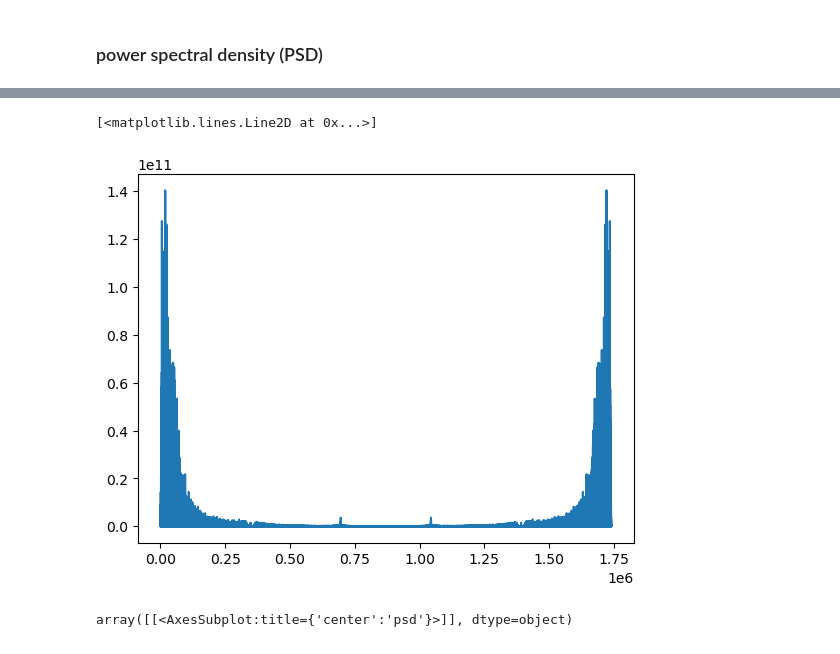
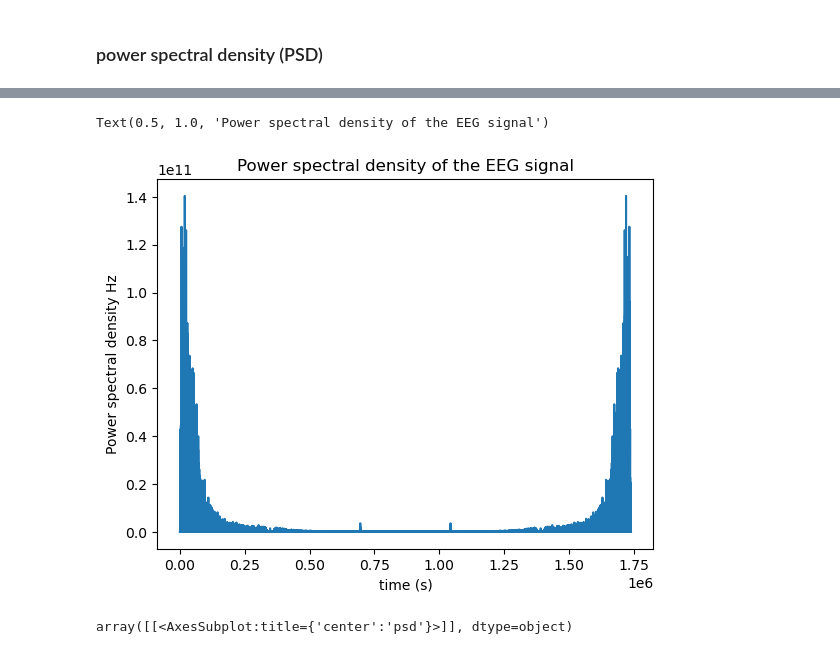
Before and after one commit to ChabCorp/LFP_IPMC, a Jupyter notebook: code/1_graph.ipynb, the cells around one changed output, grey strips where cells are left out. Drawn from its saved outputs; the diff is of its cells as text; code cells hidden in the pictures.

```diff
--- a/code/1_graph.ipynb
+++ b/code/1_graph.ipynb
@@ -37,10 +43,13 @@ plt.plot(df_f['time'], df_f['V'])
 # %%
 import numpy as np
 df_f["psd"] = np.abs(df_f["V"]) ** 2
 plt.plot(df_f['time'], df_f['psd'])
+plt.xlabel(f'time ({unit_time})')
+plt.ylabel('Power spectral density Hz')
+plt.title('Power spectral density of the EEG signal')
 # %% [output]
-[<matplotlib.lines.Line2D at 0x...>]
+Text(0.5, 1.0, 'Power spectral density of the EEG signal')
-[figure, old version]
+[figure, new version]
 # %%
 df_f.hist(column='V', bins=100)
 df_f.hist(column='psd', bins=100)
```
Also changed, not shown: parts of 5 cells of this notebook.
